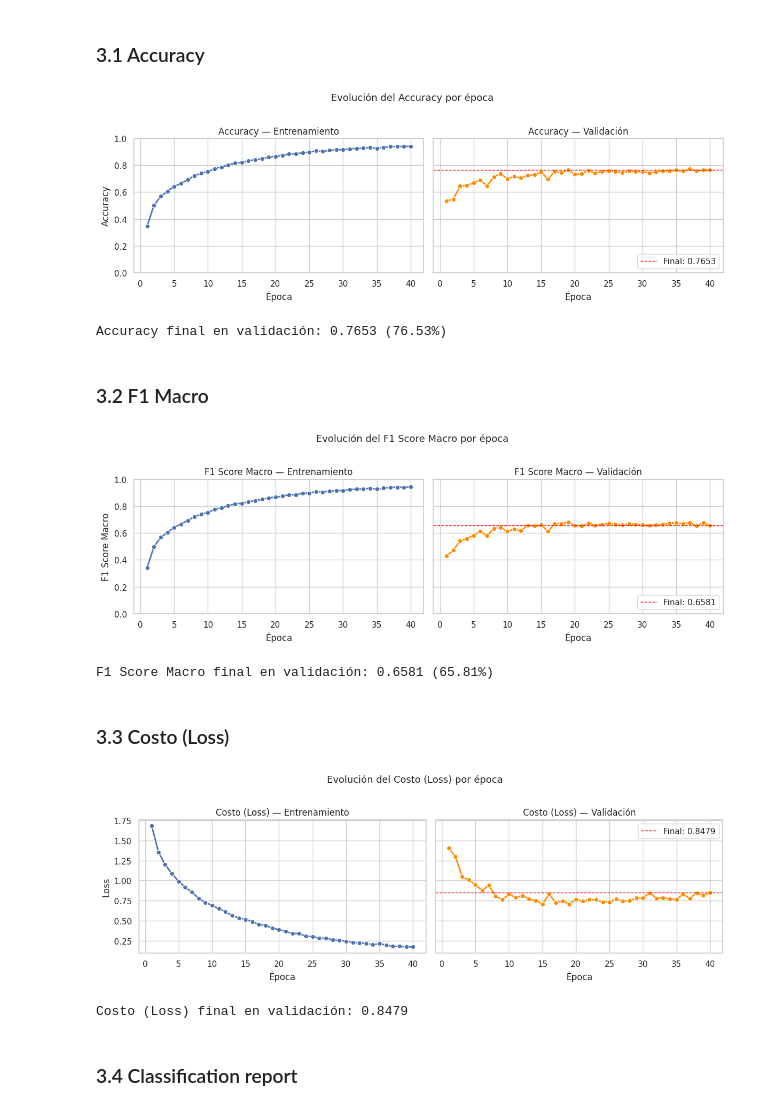
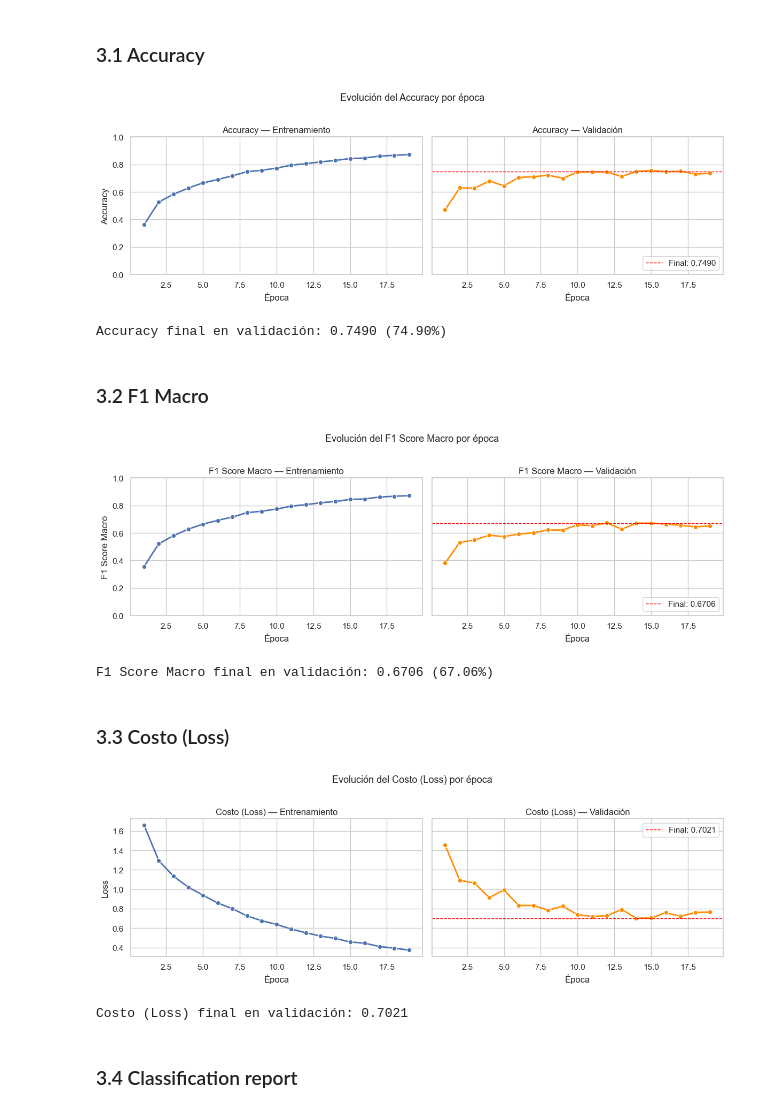
Before and after one commit to marcehluna/DVxC---Aprendizaje-Profundo---TP3, a Jupyter notebook: Luna-Marcelo-DL-TP3-CO24.ipynb, the cells around one changed output. Cells and saved outputs as stored; diff of their text form; code cells hidden in the pictures.

```diff
--- a/Luna-Marcelo-DL-TP3-CO24.ipynb
+++ b/Luna-Marcelo-DL-TP3-CO24.ipynb
@@ -562,6 +562,13 @@ NUM_EPOCHS = 40
 LEARNING_RATE = 1e-4
 OPTIMIZADOR = "adam"  # "adam" o "sgd"
 SGD_MOMENTUM = 0.9
+
+# --- Early Stopping ---
+APLICAR_EARLY_STOPPING = True
+EARLY_STOPPING_PATIENCE = 5          # épocas sin mejora antes de detener
+EARLY_STOPPING_MIN_DELTA = 0.0       # mejora mínima requerida para resetear el contador
+EARLY_STOPPING_METRICA = "val_loss"  # "val_loss", "val_acc" o "val_f1"
+EARLY_STOPPING_RESTAURAR_MEJOR_MODELO = True  # cargar los pesos de la mejor época al finalizar
 
 
 def _crear_bloque_conv(canales_entrada, canales_salida):
@@ -842,7 +935,7 @@ except ModuleNotFoundError:
 
 sns.set_theme(style="whitegrid")
 
-accuracy_final_val = historial_entrenamiento["val_acc"][-1]
+accuracy_final_val = metricas_val_final["val_acc"]
 epocas = list(range(1, len(historial_entrenamiento["train_acc"]) + 1))
 
 fig, axes = plt.subplots(1, 2, figsize=(12, 4), sharey=True)
@@ -867,12 +960,12 @@ plt.show()
 
 print(f"Accuracy final en validación: {accuracy_final_val:.4f} ({accuracy_final_val * 100:.2f}%)")
 # %% [output]
-[figure, old version]
+[figure, new version]
-Accuracy final en validación: 0.7653 (76.53%)
+Accuracy final en validación: 0.7490 (74.90%)
 # %% [markdown]
 ### 3.2 F1 Macro
 # %%
-f1_final_val = historial_entrenamiento["val_f1"][-1]
+f1_final_val = metricas_val_final["val_f1"]
 epocas = list(range(1, len(historial_entrenamiento["train_f1"]) + 1))
 
 fig, axes = plt.subplots(1, 2, figsize=(12, 4), sharey=True)
@@ -897,36 +990,36 @@ plt.show()
 
 print(f"F1 Score Macro final en validación: {f1_final_val:.4f} ({f1_final_val * 100:.2f}%)")
 # %% [output]
-[figure, old version]
+[figure, new version]
-F1 Score Macro final en validación: 0.6581 (65.81%)
+F1 Score Macro final en validación: 0.6706 (67.06%)
 # %% [markdown]
 ### 3.3 Costo (Loss)
 # %%
-loss_final_val = historial_entrenamiento["val_loss"][-1]
+loss_final_val = metricas_val_final["val_loss"]
 epocas = list(range(1, len(historial_entrenamiento["train_loss"]) + 1))
 
 fig, axes = plt.subplots(1, 2, figsize=(12, 4), sharey=True)
 
 sns.lineplot(x=epocas, y=historial_entrenamiento["train_loss"], ax=axes[0], marker="o", linewidth=2)
 axes[0].set_title("Costo (Loss) — Entrenamiento")
 axes[0].set_xlabel("Época")
 axes[0].set_ylabel("Loss")
 
 sns.lineplot(x=epocas, y=historial_entrenamiento["val_loss"], ax=axes[1], marker="o", linewidth=2, color="darkorange")
 axes[1].set_title("Costo (Loss) — Validación")
 axes[1].set_xlabel("Época")
 axes[1].set_ylabel("Loss")
 axes[1].axhline(loss_final_val, color="red", linestyle="--", linewidth=1, label=f"Final: {loss_final_val:.4f}")
 axes[1].legend(loc="upper right")
 
 fig.suptitle("Evolución del Costo (Loss) por época", y=1.02, fontsize=13)
 plt.tight_layout()
 plt.show()
 
 print(f"Costo (Loss) final en validación: {loss_final_val:.4f}")
 # %% [output]
-[figure, old version]
+[figure, new version]
-Costo (Loss) final en validación: 0.8479
+Costo (Loss) final en validación: 0.7021
 # %% [markdown]
 ### 3.4 Classification report
 # %%
```
Also changed, not shown: parts of 11 cells of this notebook.
